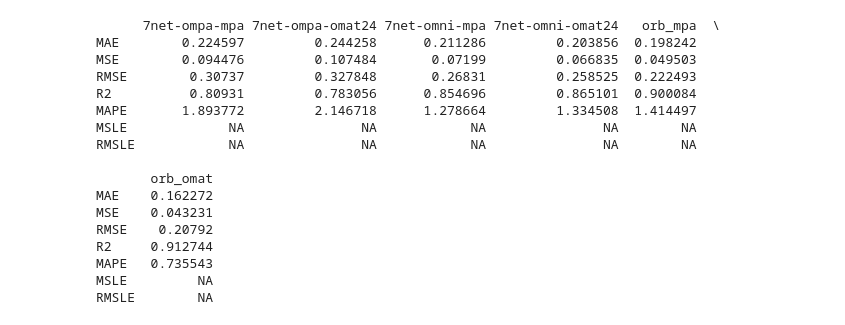
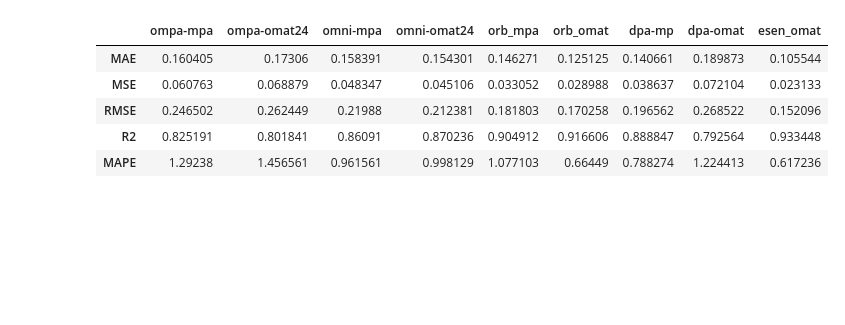
Before and after one commit to dnlf1ff/febench, a Jupyter notebook: data/test.ipynb, the cells around one changed output. Drawn from its saved outputs; the diff is of its cells as text; code cells hidden in the pictures; blank space fills up the shorter version.

```diff
--- a/data/test.ipynb
+++ b/data/test.ipynb
@@ -31 +9,18 @@ len(config_list)
+# %%
+full=False
+if full:
+    remove_list = ['dft']
+else:
+    remove_list = ['dft', '7net-0', '7net-l3i5', '7net-omat']
+# %%
+df = pd.read_csv('./250901_E_bind_full.csv')
+df.drop(columns=['solute'], inplace=True)
+mlip_list = df.columns.tolist()
+for r in remove_list:
+    mlip_list.remove(r)
+
+for mlip in mlip_list:
+    df[mlip+'_delta'] = df[mlip] - df['dft']
+df.to_csv('./250901_delta.csv', index=False)
+df.reset_index(inplace=True)
 # %%
@@ -44,39 +39,24 @@ sns_df.to_csv('./sns_data.csv', index=False)
 # %%
-metrics = pd.DataFrame(columns = mlips.columns)
-for col in mlips.columns:
-    pred_value = mlips[col]
-    metrics.loc['MAE', col] = mean_absolute_error(true_value, pred_value)
-    metrics.loc['MSE', col] = mean_squared_error(true_value, pred_value)
-    metrics.loc['RMSE', col] = np.sqrt(mean_squared_error(true_value, pred_value))
-    metrics.loc['R2', col] = r2_score(true_value, pred_value)
-    # metrics.loc['Explained Variance', col] = explained_variance_score(true_value, pred_value)
-    metrics.loc['MAPE', col] = mean_absolute_percentage_error(true_value, pred_value)
-    try:
-        metrics.loc['MSLE', col] = mean_squared_log_error(true_value, pred_value)
-        metrics.loc['RMSLE', col] = np.sqrt(mean_squared_log_error(true_value, pred_value))
-    except:
-        metrics.loc['MSLE', col] = 'NA'
-        metrics.loc['RMSLE', col] = 'NA'
-metrics.to_csv('./mlip_metric.csv')
-print(metrics)
+error_df = pd.DataFrame(columns = mlip_list)
+true_value = df['dft']
+for col in mlip_list:
+    pred_value = df[col]
+    error_df.loc['MAE', col] = mean_absolute_error(true_value, pred_value)
+    error_df.loc['MSE', col] = mean_squared_error(true_value, pred_value)
+    error_df.loc['RMSE', col] = np.sqrt(mean_squared_error(true_value, pred_value))
+    error_df.loc['R2', col] = r2_score(true_value, pred_value)
+    # error_df.loc['Explained Variance', col] = explained_variance_score(true_value, pred_value)
+    error_df.loc['MAPE', col] = mean_absolute_percentage_error(true_value, pred_value)
+
+error_df.to_csv('./250901_error.csv', index=True)
+error_df
 # %% [output]
-      7net-ompa-mpa 7net-ompa-omat24 7net-omni-mpa 7net-omni-omat24   orb_mpa  \
-MAE        0.224597         0.244258      0.211286         0.203856  0.198242
-MSE        0.094476         0.107484       0.07199         0.066835  0.049503
-RMSE        0.30737         0.327848       0.26831         0.258525  0.222493
-R2          0.80931         0.783056      0.854696         0.865101  0.900084
-MAPE       1.893772         2.146718      1.278664         1.334508  1.414497
-MSLE             NA               NA            NA               NA        NA
-RMSLE            NA               NA            NA               NA        NA
-
-       orb_omat
-MAE    0.162272
-MSE    0.043231
-RMSE    0.20792
-R2     0.912744
-MAPE   0.735543
-MSLE         NA
-RMSLE        NA
+|  | ompa-mpa | ompa-omat24 | omni-mpa | omni-omat24 | orb_mpa | orb_omat | dpa-mp | dpa-omat | esen_omat |
+| MAE | 0.160405 | 0.17306 | 0.158391 | 0.154301 | 0.146271 | 0.125125 | 0.140661 | 0.189873 | 0.105544 |
+| MSE | 0.060763 | 0.068879 | 0.048347 | 0.045106 | 0.033052 | 0.028988 | 0.038637 | 0.072104 | 0.023133 |
+| RMSE | 0.246502 | 0.262449 | 0.21988 | 0.212381 | 0.181803 | 0.170258 | 0.196562 | 0.268522 | 0.152096 |
+| R2 | 0.825191 | 0.801841 | 0.86091 | 0.870236 | 0.904912 | 0.916606 | 0.888847 | 0.792564 | 0.933448 |
+| MAPE | 1.29238 | 1.456561 | 0.961561 | 0.998129 | 1.077103 | 0.66449 | 0.788274 | 1.224413 | 0.617236 |
 # %%
 import matplotlib.pyplot as plt
 
```
Also changed, not shown: parts of 12 cells of this notebook, 36 other files.
